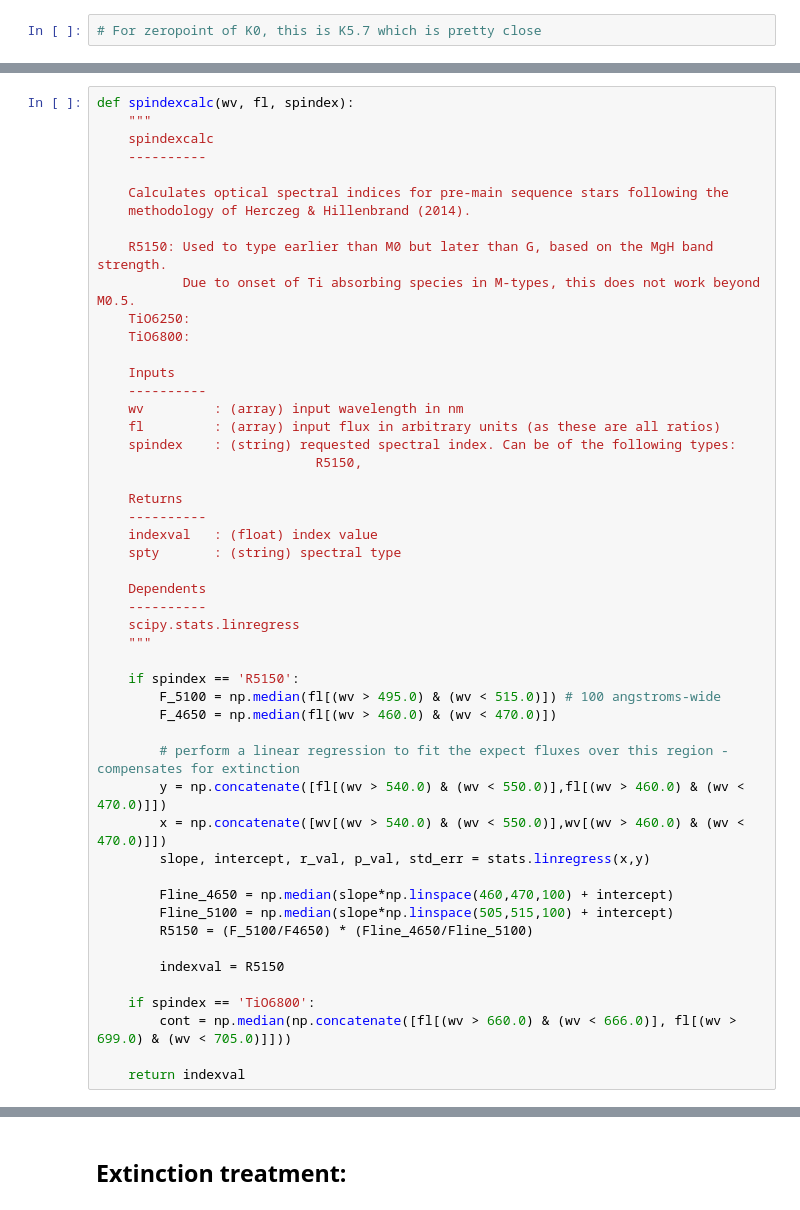
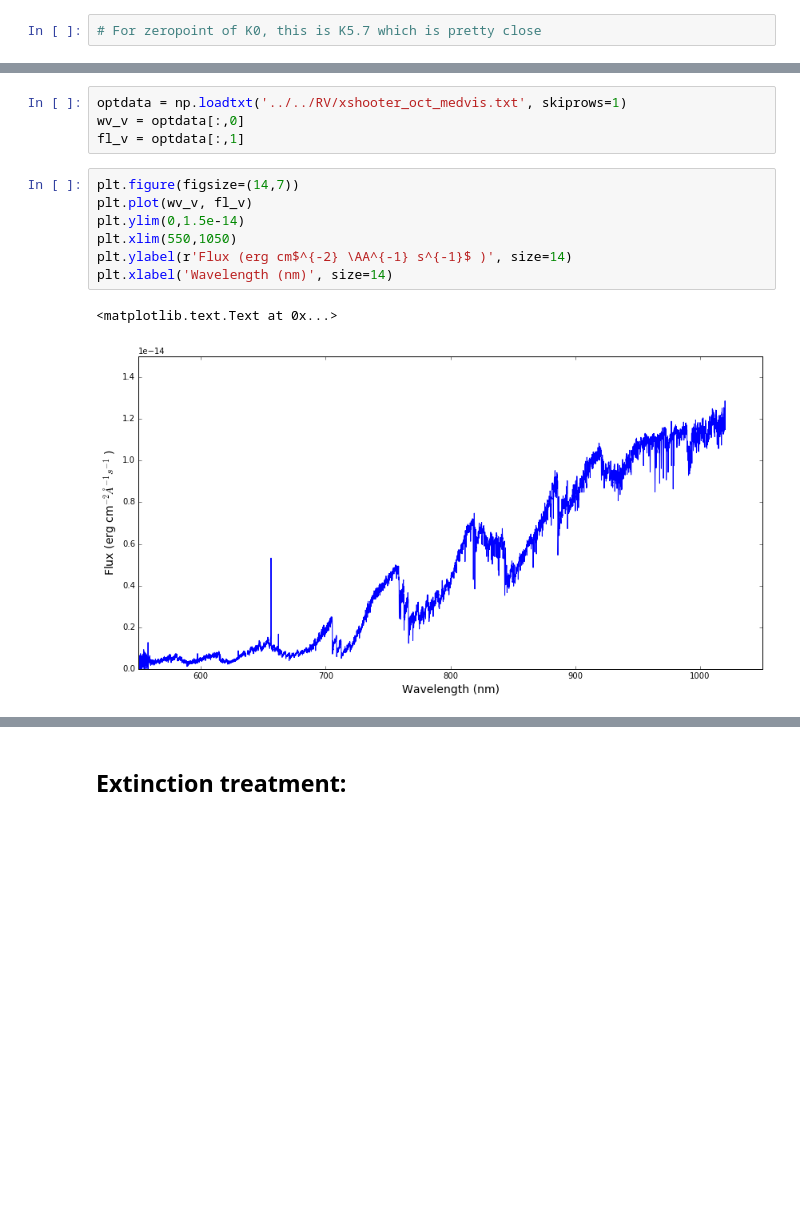
Before and after one commit to spacegal-spiff/TTauri_SpecAnalysis, a Jupyter notebook: Extinction/SpTy_Av_Veiling.ipynb, the cells around one changed output, grey strips where cells are left out. Saved outputs shown, nothing was run; the diff lists cells and outputs as text; blank space fills up the shorter version.

```diff
--- a/Extinction/SpTy_Av_Veiling.ipynb
+++ b/Extinction/SpTy_Av_Veiling.ipynb
@@ -137,50 +330,14 @@ flerr_nir = fitstable_nir[0][2]
-# %%
-def spindexcalc(wv, fl, spindex):
-    """
-    spindexcalc
-    ----------
-
-    Calculates optical spectral indices for pre-main sequence stars following the
-    methodology of Herczeg & Hillenbrand (2014).
-
-    R5150: Used to type earlier than M0 but later than G, based on the MgH band strength.
-           Due to onset of Ti absorbing species in M-types, this does not work beyond M0.5.
-    TiO6250:
-    TiO6800:
-
-    Inputs
-    ----------
-    wv         : (array) input wavelength in nm
-    fl         : (array) input flux in arbitrary units (as these are all ratios)
-    spindex    : (string) requested spectral index. Can be of the following types:
-                            R5150,
-
-    Returns
-    ----------
-    indexval   : (float) index value
-    spty       : (string) spectral type
-
-    Dependents
-    ----------
-    scipy.stats.linregress
-    """
-
-    if spindex == 'R5150':
-        F_5100 = np.median(fl[(wv > 495.0) & (wv < 515.0)]) # 100 angstroms-wide
-        F_4650 = np.median(fl[(wv > 460.0) & (wv < 470.0)])
-
-        # perform a linear regression to fit the expect fluxes over this region - compensates for extinction
-        y = np.concatenate([fl[(wv > 540.0) & (wv < 550.0)],fl[(wv > 460.0) & (wv < 470.0)]])
-        x = np.concatenate([wv[(wv > 540.0) & (wv < 550.0)],wv[(wv > 460.0) & (wv < 470.0)]])
-        slope, intercept, r_val, p_val, std_err = stats.linregress(x,y)
-
-        Fline_4650 = np.median(slope*np.linspace(460,470,100) + intercept)
-        Fline_5100 = np.median(slope*np.linspace(505,515,100) + intercept)
-        R5150 = (F_5100/F4650) * (Fline_4650/Fline_5100)
-
-        indexval = R5150
-
-    if spindex == 'TiO6800':
-        cont = np.median(np.concatenate([fl[(wv > 660.0) & (wv < 666.0)], fl[(wv > 699.0) & (wv < 705.0)]]))
-
-    return indexval
+# %%
+optdata = np.loadtxt('../../RV/xshooter_oct_medvis.txt', skiprows=1)
+wv_v = optdata[:,0]
+fl_v = optdata[:,1]
+# %%
+plt.figure(figsize=(14,7))
+plt.plot(wv_v, fl_v)
+plt.ylim(0,1.5e-14)
+plt.xlim(550,1050)
+plt.ylabel(r'Flux (erg cm$^{-2} \AA^{-1} s^{-1}$ )', size=14)
+plt.xlabel('Wavelength (nm)', size=14)
+# %% [output]
+<matplotlib.text.Text at 0x...>
+[figure, added]
```
Also changed, not shown: parts of 29 cells of this notebook.
